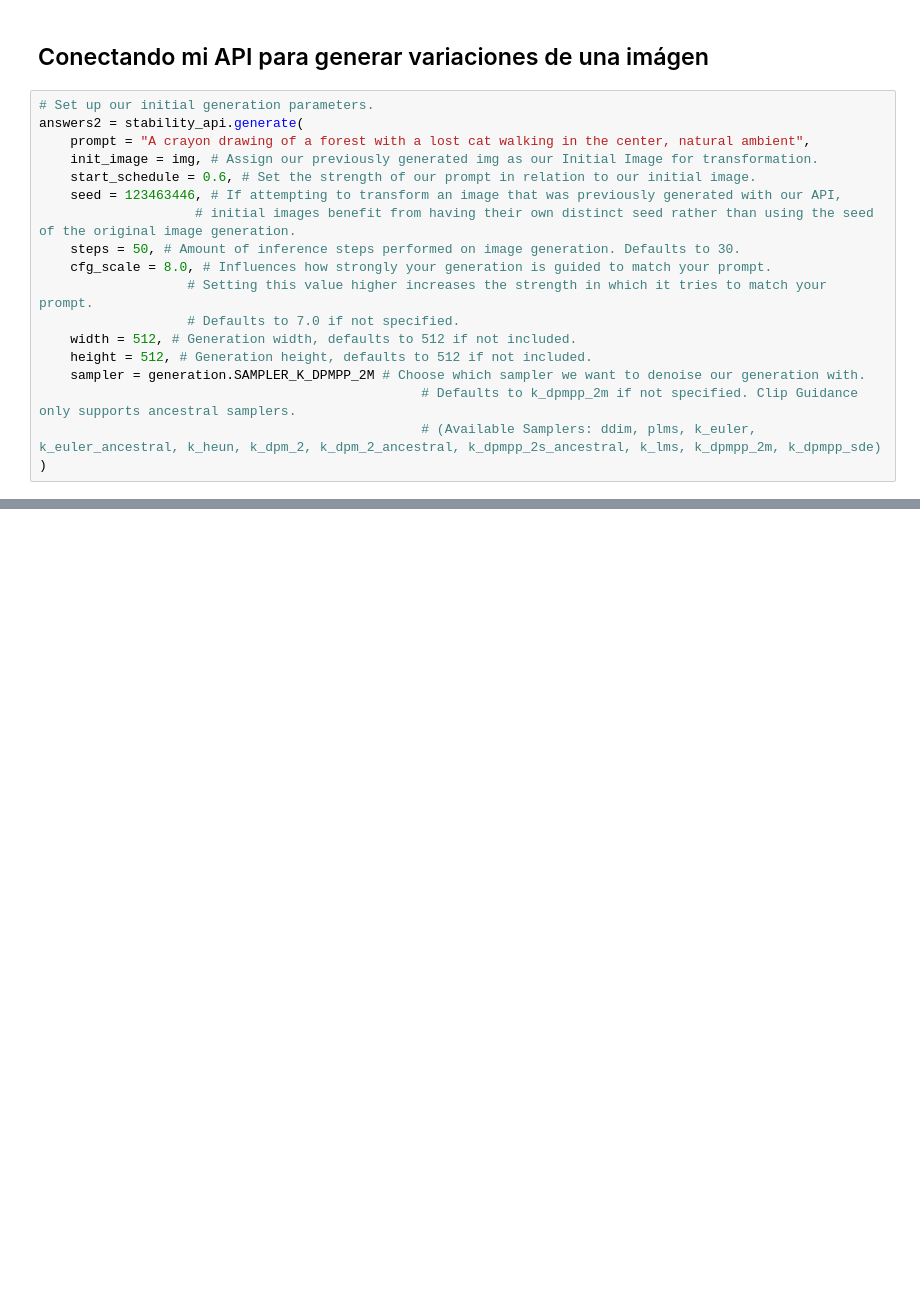
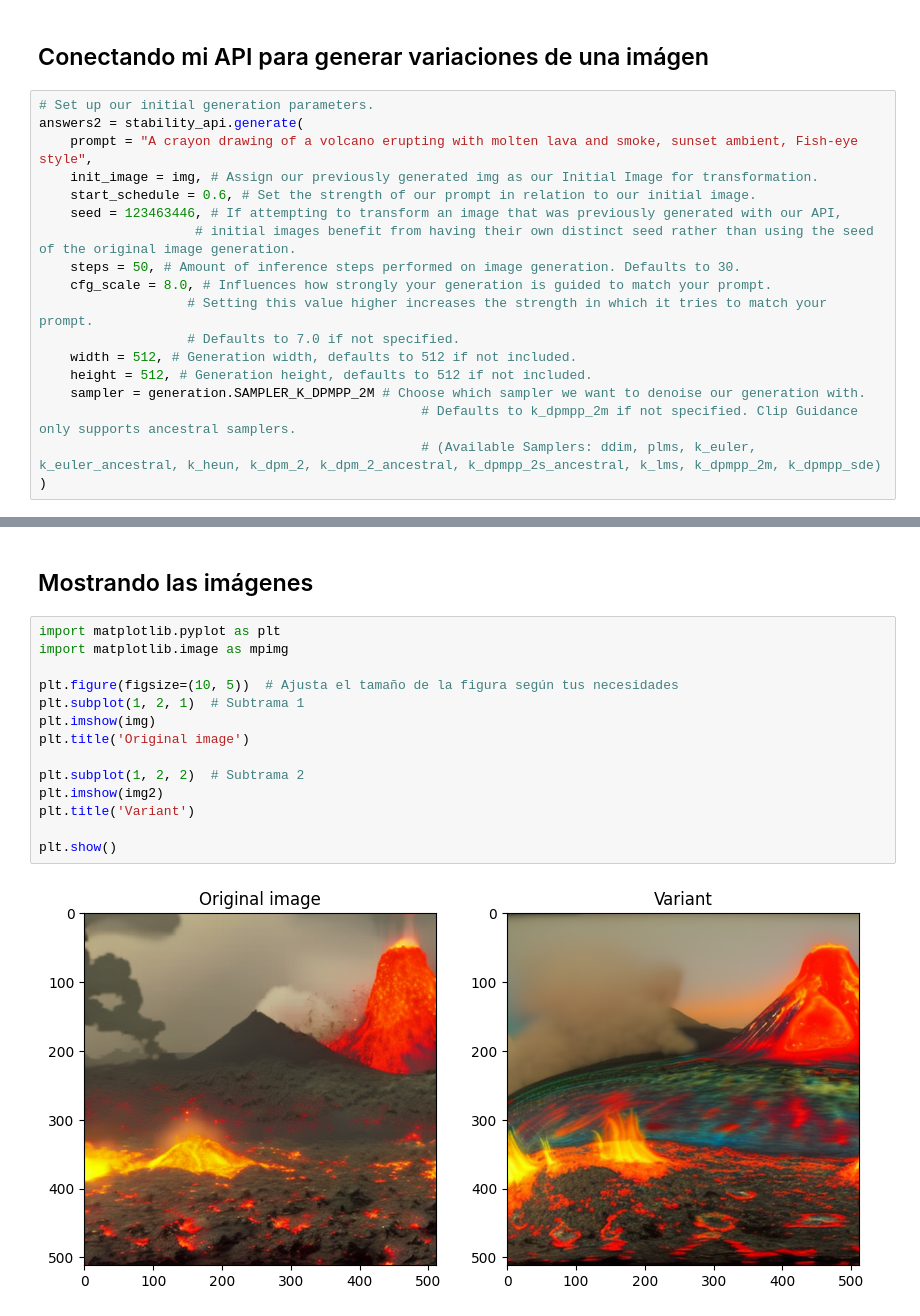
Before and after one commit to erikycd/Taller_visionM, a Jupyter notebook: Stability_API_StableDif.ipynb, the cells around one changed output, grey strips where cells are left out. Drawn from its saved outputs; the diff is of its cells as text; blank space fills up the shorter version.

```diff
--- a/Stability_API_StableDif.ipynb
+++ b/Stability_API_StableDif.ipynb
@@ -100,7 +115,7 @@ img.save('imagen_dog_2.png')
 # %%
 # Set up our initial generation parameters.
 answers2 = stability_api.generate(
-    prompt = "A crayon drawing of a forest with a lost cat walking in the center, natural ambient",
+    prompt = "A crayon drawing of a volcano erupting with molten lava and smoke, sunset ambient, Fish-eye style",
     init_image = img, # Assign our previously generated img as our Initial Image for transformation.
     start_schedule = 0.6, # Set the strength of our prompt in relation to our initial image.
     seed = 123463446, # If attempting to transform an image that was previously generated with our API,
@@ -134,0 +153,18 @@ img2.save(str(artifact.seed)+ "imagen_cat.png")
+# %% [markdown]
+## Mostrando las imágenes
+# %%
+import matplotlib.pyplot as plt
+import matplotlib.image as mpimg
+
+plt.figure(figsize=(10, 5))  # Ajusta el tamaño de la figura según tus necesidades
+plt.subplot(1, 2, 1)  # Subtrama 1
+plt.imshow(img)
+plt.title('Original image')
+
+plt.subplot(1, 2, 2)  # Subtrama 2
+plt.imshow(img2)
+plt.title('Variant')
+
+plt.show()
+# %% [output]
+[figure, added]
```
Also changed, not shown: parts of 11 cells of this notebook.
